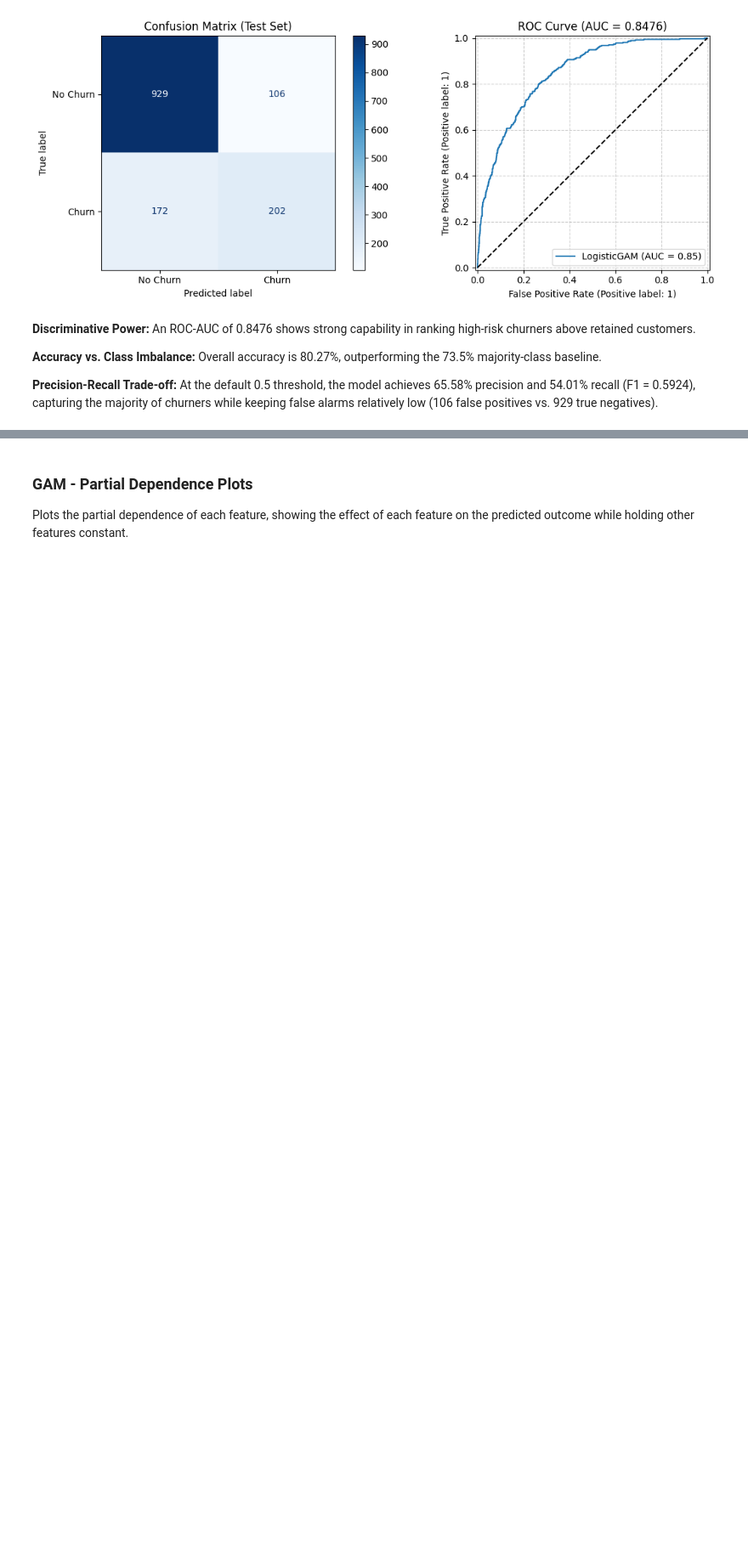
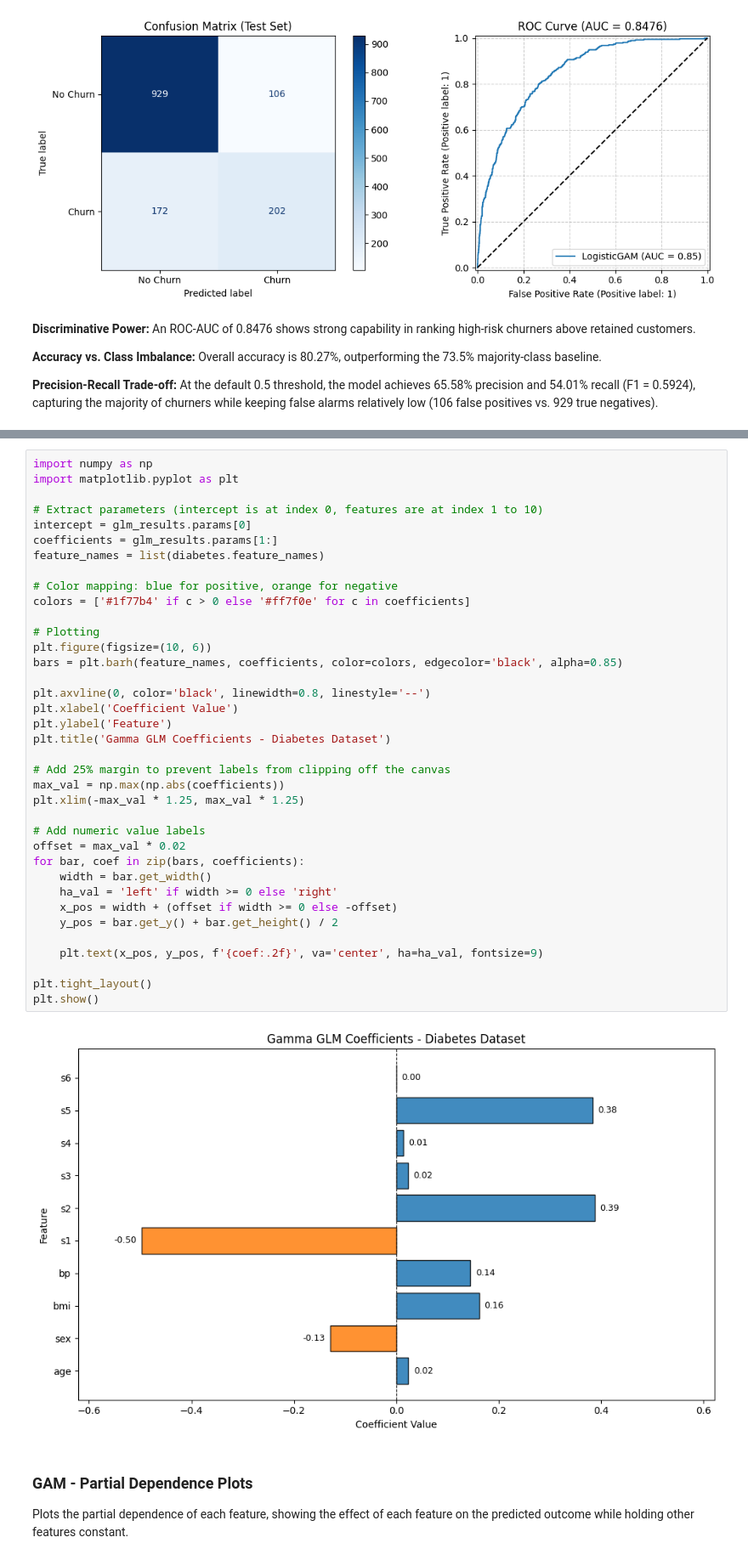
Before and after one commit to tonantzin-real/AIPI590_w2_assumption_junction, a Jupyter notebook: tonantzin_teamname_gam.ipynb, the cells around one changed output, grey strips where cells are left out. Shown at 85% size. Saved outputs shown, nothing was run; the diff lists cells and outputs as text; blank space fills up the shorter version.

```diff
--- a/tonantzin_teamname_gam.ipynb
+++ b/tonantzin_teamname_gam.ipynb
@@ -370,3 +396,42 @@ weighted avg       0.79      0.80      0.80      1409
+# %%
+import numpy as np
+import matplotlib.pyplot as plt
+
+# Extract parameters (intercept is at index 0, features are at index 1 to 10)
+intercept = glm_results.params[0]
+coefficients = glm_results.params[1:]
+feature_names = list(diabetes.feature_names)
+
+# Color mapping: blue for positive, orange for negative
+colors = ['#1f77b4' if c > 0 else '#ff7f0e' for c in coefficients]
+
+# Plotting
+plt.figure(figsize=(10, 6))
+bars = plt.barh(feature_names, coefficients, color=colors, edgecolor='black', alpha=0.85)
+
+plt.axvline(0, color='black', linewidth=0.8, linestyle='--')
+plt.xlabel('Coefficient Value')
+plt.ylabel('Feature')
+plt.title('Gamma GLM Coefficients - Diabetes Dataset')
+
+# Add 25% margin to prevent labels from clipping off the canvas
+max_val = np.max(np.abs(coefficients))
+plt.xlim(-max_val * 1.25, max_val * 1.25)
+
+# Add numeric value labels
+offset = max_val * 0.02
+for bar, coef in zip(bars, coefficients):
+    width = bar.get_width()
+    ha_val = 'left' if width >= 0 else 'right'
+    x_pos = width + (offset if width >= 0 else -offset)
+    y_pos = bar.get_y() + bar.get_height() / 2
+
+    plt.text(x_pos, y_pos, f'{coef:.2f}', va='center', ha=ha_val, fontsize=9)
+
+plt.tight_layout()
+plt.show()
+# %% [output]
+[figure, added]
 # %% [markdown]
 ### GAM - Partial Dependence Plots
 Plots the partial dependence of each feature, showing the effect of each feature on the predicted outcome while holding other features constant.
```
Also changed, not shown: parts of 2 cells of this notebook.
